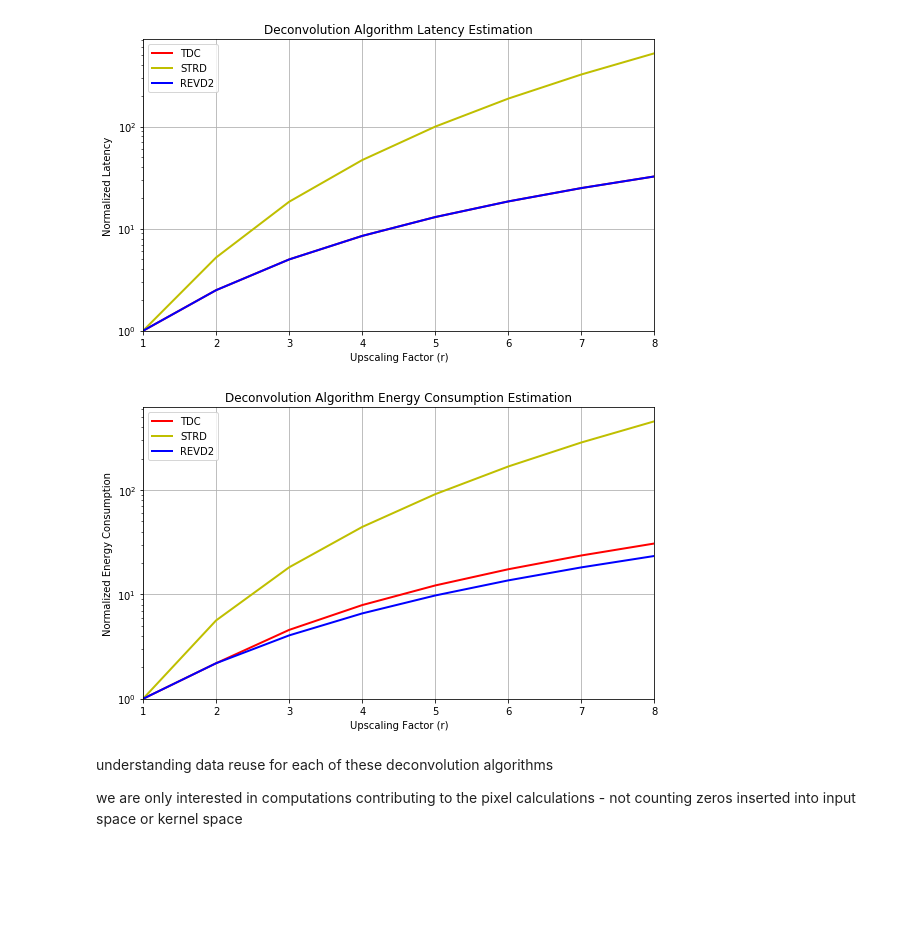
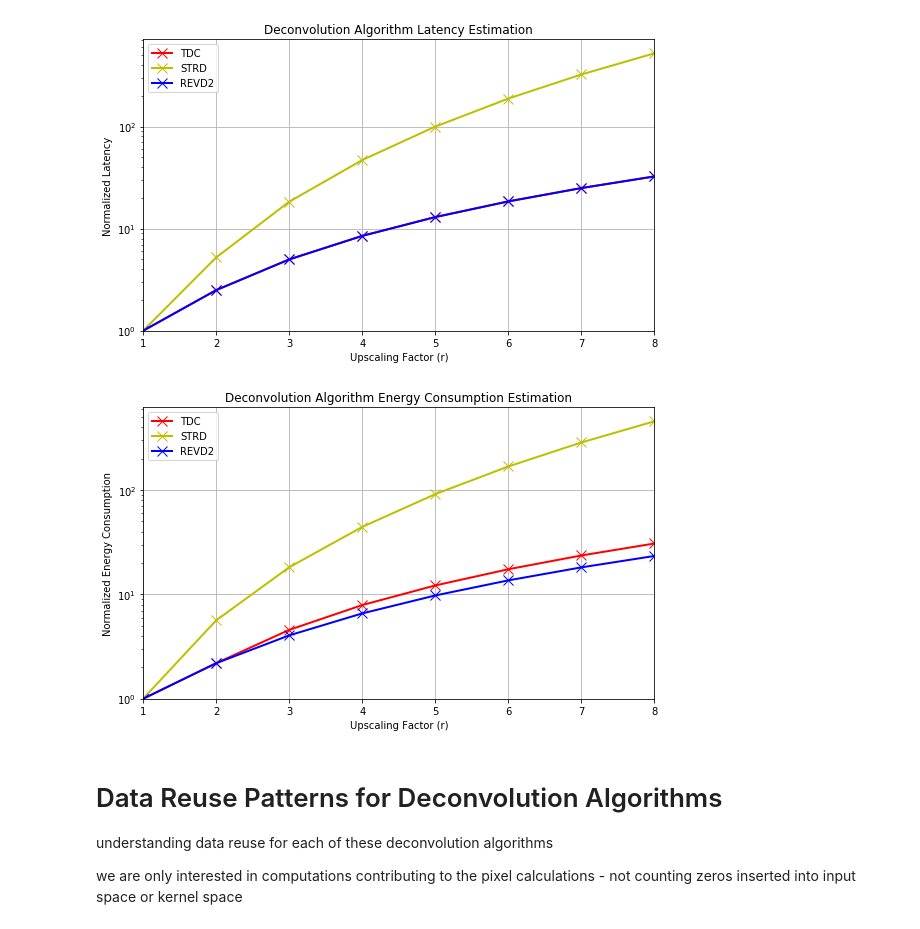
Before and after one commit to icolbert/upsampling, a Jupyter notebook: Comparing Optimization Criteria for Convolution-based Upsampling.ipynb, the cells around one changed output. Saved outputs shown, nothing was run; the diff lists cells and outputs as text; code cells hidden in the pictures; blank space fills up the shorter version.

```diff
--- a/Comparing Optimization Criteria for Convolution-based Upsampling.ipynb
+++ b/Comparing Optimization Criteria for Convolution-based Upsampling.ipynb
@@ -96,18 +100,4 @@ plt.show()
 # %%
-from upsampling.data_reuse import *
-
-height = width = 1024
-num_channels = 3
-kernel_size = 3
-
-# Using NVIDIA GTX 680 from Choi et al. (2013) - A Roofline Model of Energy
-e_flop = 43.2  * 1e-12 # J / flop
-e_mem = 437.5 * 1e-12 # J / byte
-pi_0 = 66.37 # watts
-
-t_flop = 1. / (1e9 * 3532.8) # s / flop
-t_mem = 1. / (1e9 * 192.2) # s / byte
-
 latency_measurements = np.zeros((3, 9)) # microseconds
 energy_consumption = np.zeros((3, 9)) # millijoules
 
@@ -149,42 +139,46 @@ for upscaling_factor in np.arange(1, 9):
     energy_consumption[2, upscaling_factor] = 1e3 * E # millijoules
 
 x  = np.arange(1, 9)
 Tb = latency_measurements[0,1]
 Eb = energy_consumption[0,1]
 
 plt.figure(figsize=(8,5))
-plt.plot(x, latency_measurements[2, 1:] / Tb, label="TDC", color="r", linewidth=2)
-plt.plot(x, latency_measurements[1, 1:] / Tb, label="STRD", color="y", linewidth=2)
-plt.plot(x, latency_measurements[0, 1:] / Tb, label="REVD2", color="b", linewidth=2)
+plt.plot(x, latency_measurements[2, 1:] / Tb, label="TDC", color="r", linewidth=2, marker='x', markersize=10)
+plt.plot(x, latency_measurements[1, 1:] / Tb, label="STRD", color="y", linewidth=2, marker='x', markersize=10)
+plt.plot(x, latency_measurements[0, 1:] / Tb, label="REVD2", color="b", linewidth=2, marker='x', markersize=10)
 plt.legend(loc="best")
 plt.yscale("log")
 plt.ylim(1,)
 plt.xlim(1,8)
 plt.grid()
 plt.xlabel("Upscaling Factor (r)")
 plt.ylabel("Normalized Latency")
 plt.title("Deconvolution Algorithm Latency Estimation")
 plt.tight_layout()
+plt.savefig("../figures/data_reuse/deconv-algos-time-consumption-D-NN-NVIDIA-GTX-680.png")
 plt.show()
 
 plt.figure(figsize=(8,5))
-plt.plot(x, energy_consumption[2, 1:] / Eb, label="TDC", color="r", linewidth=2)
-plt.plot(x, energy_consumption[1, 1:] / Eb, label="STRD", color="y", linewidth=2)
-plt.plot(x, energy_consumption[0, 1:] / Eb, label="REVD2", color="b", linewidth=2)
+plt.plot(x, energy_consumption[2, 1:] / Eb, label="TDC", color="r", linewidth=2, marker='x', markersize=10)
+plt.plot(x, energy_consumption[1, 1:] / Eb, label="STRD", color="y", linewidth=2, marker='x', markersize=10)
+plt.plot(x, energy_consumption[0, 1:] / Eb, label="REVD2", color="b", linewidth=2, marker='x', markersize=10)
 plt.legend(loc="best")
 plt.yscale("log")
 plt.ylim(1,)
 plt.xlim(1,8)
 plt.grid()
 plt.xlabel("Upscaling Factor (r)")
 plt.ylabel("Normalized Energy Consumption")
 plt.title("Deconvolution Algorithm Energy Consumption Estimation")
 plt.tight_layout()
+plt.savefig("../figures/data_reuse/deconv-algos-energy-consumption-D-NN-NVIDIA-GTX-680.png")
 plt.show()
 # %% [output]
-[figure, old version]
+[figure, new version]
-[figure, old version]
+[figure, new version]
 # %% [markdown]
+# Data Reuse Patterns for Deconvolution Algorithms
+
 understanding data reuse for each of these deconvolution algorithms
 
 we are only interested in computations contributing to the pixel calculations - not counting zeros inserted into input space or kernel space
```
Also changed, not shown: parts of 14 cells of this notebook, 1 other file.
